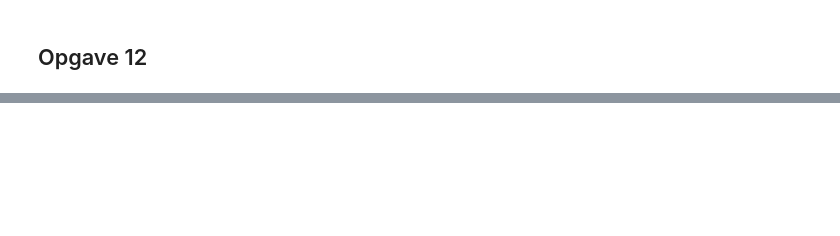
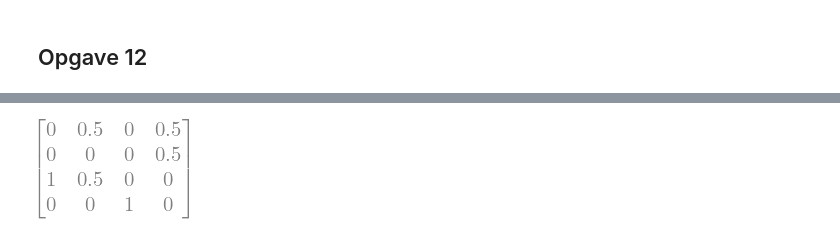
Before and after one commit to Raaaainbow/page-rank, a Jupyter notebook: PageRank.ipynb, the cells around one changed output, grey strips where cells are left out. Cells and saved outputs as stored; diff of their text form; code cells hidden in the pictures; blank space fills up the shorter version.

```diff
--- a/PageRank.ipynb
+++ b/PageRank.ipynb
@@ -423,0 +698,5 @@ for n in range(1000, 1010, 1):
+# %%
+L = Matrix([[0,1/2,0,1/2],[0,0,0,1/2],[1,1/2,0,0],[0,0,1,0]])
+L
+# %% [output]
+[figure, added]
```
Also changed, not shown: parts of 166 cells of this notebook, 2 other files.
